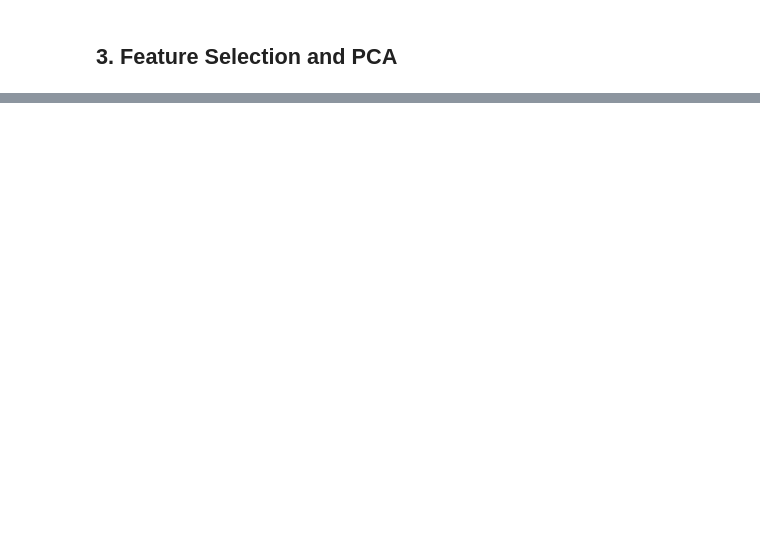
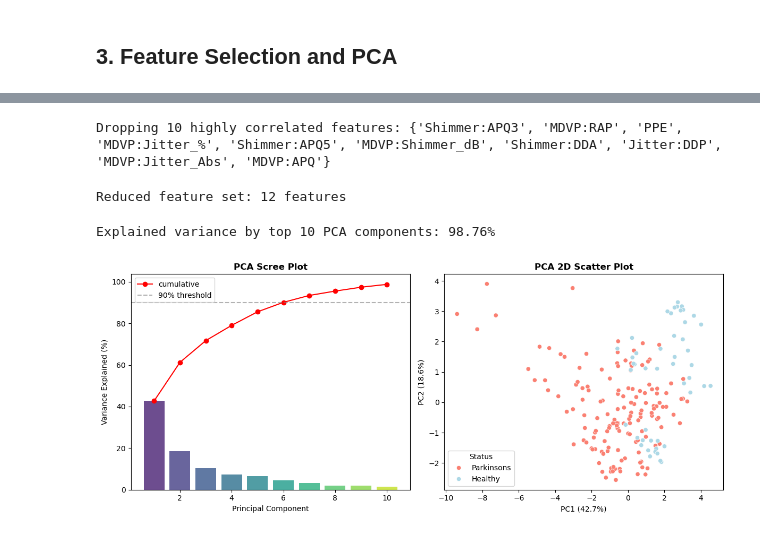
Before and after one commit to Sahar-Salmanz/parkinsons_ml, a Jupyter notebook: src/parkinsons.ipynb, the cells around one changed output, grey strips where cells are left out. Saved outputs shown, nothing was run; the diff lists cells and outputs as text; code cells hidden in the pictures; blank space fills up the shorter version.

```diff
--- a/src/parkinsons.ipynb
+++ b/src/parkinsons.ipynb
@@ -260,0 +263,49 @@ plt.tight_layout()
+# %%
+# Remove highly correlated features (keep one from each pair)
+features_to_drop = set()
+for a, b, corr in high_corr_pairs:
+    # drop the one with lower f-score
+    if f_scores[a] < f_scores[b]:
+        features_to_drop.add(a)
+    else:
+        features_to_drop.add(b)
+
+print(f"Dropping {len(features_to_drop)} highly correlated features: {features_to_drop}")
+# %% [output]
+Dropping 10 highly correlated features: {'Shimmer:APQ3', 'MDVP:RAP', 'PPE', 'MDVP:Jitter_%', 'Shimmer:APQ5', 'MDVP:Shimmer_dB', 'Shimmer:DDA', 'Jitter:DDP', 'MDVP:Jitter_Abs', 'MDVP:APQ'}
+# %%
+X_reduced = pd.DataFrame(X_scaled, columns=feature_name).drop(columns=list(features_to_drop))
+# %%
+print(f"Reduced feature set: {X_reduced.shape[1]} features")
+# %% [output]
+Reduced feature set: 12 features
+# %%
+# PCA
+pca = PCA(n_components=min(X_reduced.shape[1], 10)) # limit to top 10 components for visualization
+X_pca = pca.fit_transform(X_reduced)
+explained_var = pca.explained_variance_ratio_
+cumulative = np.cumsum(explained_var)
+print(f"Explained variance by top {len(explained_var)} PCA components: {cumulative[-1]:.2%}")
+# %% [output]
+Explained variance by top 10 PCA components: 98.76%
+# %%
+# Scree plot
+fig, axes = plt.subplots(1, 2, figsize=(12, 5))
+axes[0].bar(range(1, len(explained_var)+1), explained_var * 100, color=sns.color_palette("viridis", len(explained_var)), alpha=0.8)
+axes[0].plot(range(1, len(explained_var)+1), cumulative * 100, marker='o', color='red', label="cumulative")
+axes[0].axhline(90, linestyle="--", color="gray", alpha=0.6, label="90% threshold")
+axes[0].set_xlabel("Principal Component")
+axes[0].set_ylabel("Variance Explained (%)")
+axes[0].set_title("PCA Scree Plot", fontsize=12, fontweight="bold")
+axes[0].legend()
+
+# PCA 2D scatter plot
+sns.scatterplot(x=X_pca[:, 0], y=X_pca[:, 1], hue=y.map({1: "Parkinsons", 0: "Healthy"}), palette=['salmon', 'LightBlue'], ax=axes[1])
+axes[1].set_title("PCA 2D Scatter Plot", fontsize=12, fontweight="bold")
+axes[1].set_xlabel(f"PC1 ({explained_var[0]*100:.1f}%)")
+axes[1].set_ylabel(f"PC2 ({explained_var[1]*100:.1f}%)")
+axes[1].legend(title="Status")
+plt.tight_layout()
+plt.show()
+# %% [output]
+[figure, added]
```
Also changed, not shown: parts of 18 cells of this notebook.
